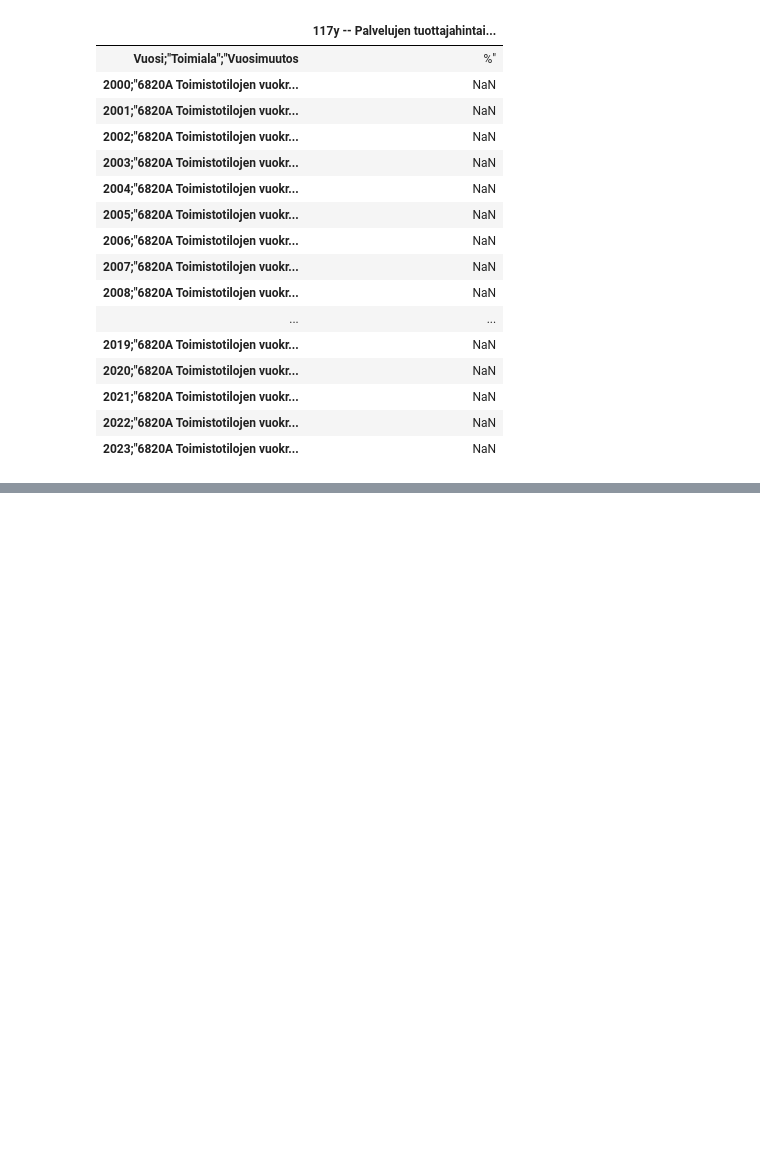
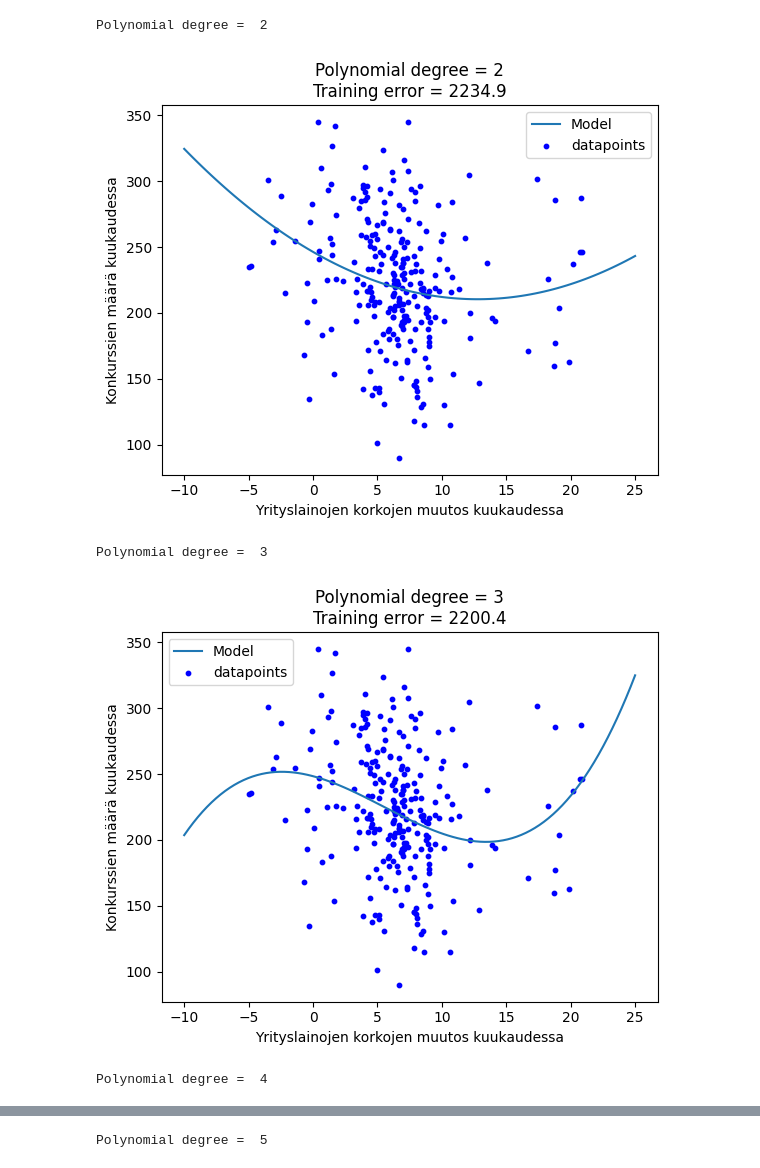
Before and after one commit to jaakkNyholm/mashineLearn, a Jupyter notebook: project.ipynb, the cells around one changed output, grey strips where cells are left out. Cells and saved outputs as stored; diff of their text form; code cells hidden in the pictures; blank space fills up the shorter version.

Commit message:
Add polynomial regression demo

```diff
--- a/project.ipynb
+++ b/project.ipynb
@@ -32,23 +61,40 @@ IndustrialRevenue=pd.read_csv("files/"+onlyfiles[4], encoding='ISO-8859-1')
 OfficeRealEstate=pd.read_csv("files/"+onlyfiles[5], encoding='ISO-8859-1')
 labourCosts=pd.read_csv("files/"+onlyfiles[6], encoding='ISO-8859-1')
 corporateDebt=pd.read_csv("files/"+onlyfiles[7], encoding='ISO-8859-1')
+
+bankruptcies=pd.read_csv("files/"+onlyfiles[8], encoding='ISO-8859-1')
 # %%
-OfficeRealEstate
+corDebtDiff = corporateDebt[3108:3367]
+corDebtDiff = corDebtDiff["txtb_value"].str.replace(',', '.').astype(float)
+corDebtDiff = corDebtDiff.to_numpy().reshape(-1, 1)
+bankruptcies.rename(columns={"Unnamed: 1": "Amount"}, inplace=True)
+y_train = bankruptcies[204:463]
+y_train = y_train["Amount"]
+y_train = y_train.to_numpy().reshape(-1,1)
-# %% [output]
-|  | 117y -- Palvelujen tuottajahintai... |
-| Vuosi;"Toimiala";"Vuosimuutos | %" |
-| 2000;"6820A Toimistotilojen vuokr... | NaN |
-| 2001;"6820A Toimistotilojen vuokr... | NaN |
-| 2002;"6820A Toimistotilojen vuokr... | NaN |
-| 2003;"6820A Toimistotilojen vuokr... | NaN |
-| 2004;"6820A Toimistotilojen vuokr... | NaN |
-| 2005;"6820A Toimistotilojen vuokr... | NaN |
-| 2006;"6820A Toimistotilojen vuokr... | NaN |
-| 2007;"6820A Toimistotilojen vuokr... | NaN |
-| 2008;"6820A Toimistotilojen vuokr... | NaN |
-| ... | ... |
-| 2019;"6820A Toimistotilojen vuokr... | NaN |
-| 2020;"6820A Toimistotilojen vuokr... | NaN |
-| 2021;"6820A Toimistotilojen vuokr... | NaN |
-| 2022;"6820A Toimistotilojen vuokr... | NaN |
-| 2023;"6820A Toimistotilojen vuokr... | NaN |
+# %%
+degrees = [2, 3,4,5]
+
+
+tr_errors = []
+for i in range(len(degrees)):    # use for-loop to fit polynomial regression models with different degrees
+    print("Polynomial degree = ",degrees[i])
+    poly= PolynomialFeatures(degree = degrees[i] )
+    X_poly= poly.fit_transform(corDebtDiff)
+    lin_regr=LinearRegression(fit_intercept= False).fit(X_poly,y_train)
+    y_pred= lin_regr.predict(X_poly)
+    tr_error =  mean_squared_error(y_train,y_pred)
+    tr_errors.append(tr_error)
+    X_fit = np.linspace(-10, 25, 100)    # generate samples
+    plt.plot(X_fit, lin_regr.predict(poly.transform(X_fit.reshape(-1, 1))), label="Model")    # plot the polynomial regression model
+    plt.scatter(corDebtDiff, y_train, color="b", s=10, label="datapoints")    # plot a scatter plot of y(maxtmp) vs. X(mintmp) with color 'blue' and size '10'
+    plt.xlabel('Yrityslainojen korkojen muutos kuukaudessa')    # set the label for the x/y-axis
+    plt.ylabel('Konkurssien määrä kuukaudessa')
+    plt.legend(loc="best")    # set the location of the legend
+    plt.title('Polynomial degree = {}\nTraining error = {:.5}'.format(degrees[i], tr_error))    # set the title
+    plt.show()    # show the plot
+# %% [output]
+Polynomial degree =  2
+[figure, added]
+Polynomial degree =  3
+[figure, added]
+Polynomial degree =  4
@@ -54,0 +102 @@ OfficeRealEstate
+Polynomial degree =  5
```
Also changed, not shown: parts of 4 cells of this notebook, 1 other file.
